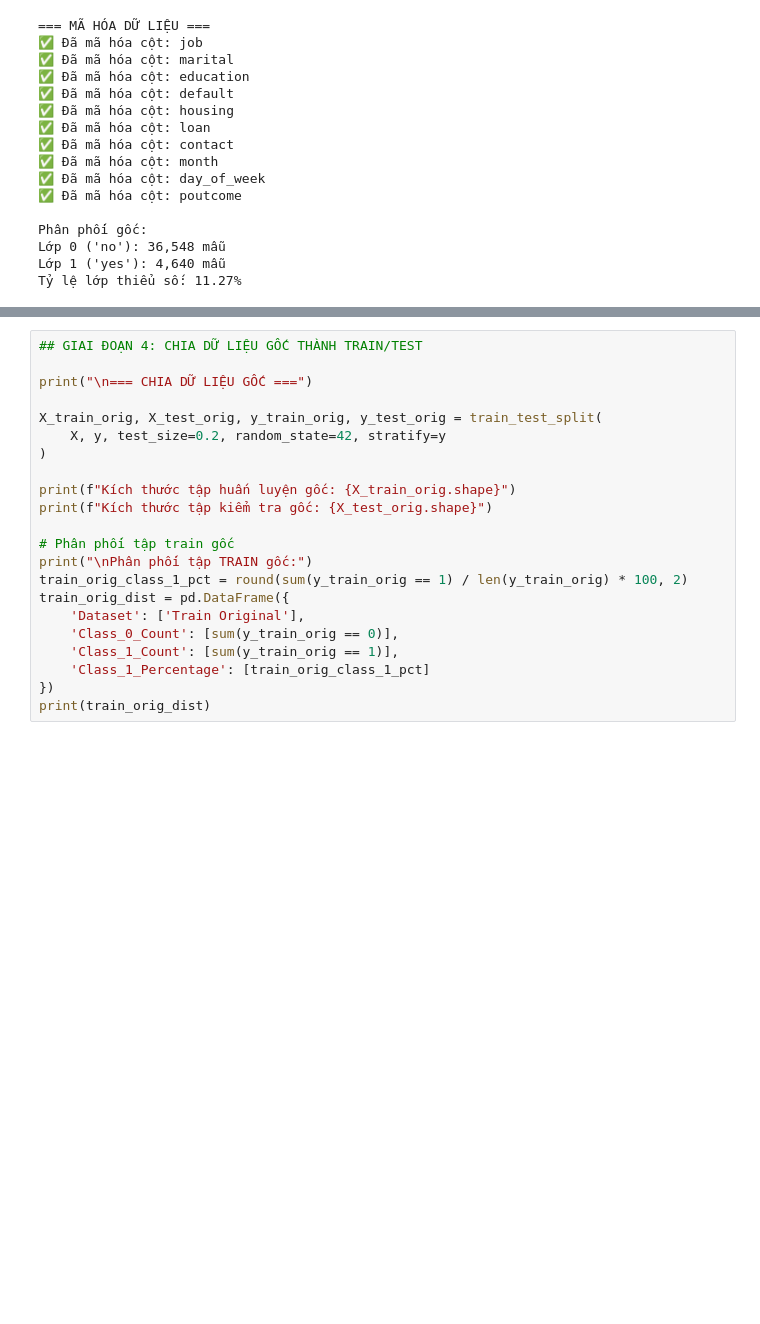
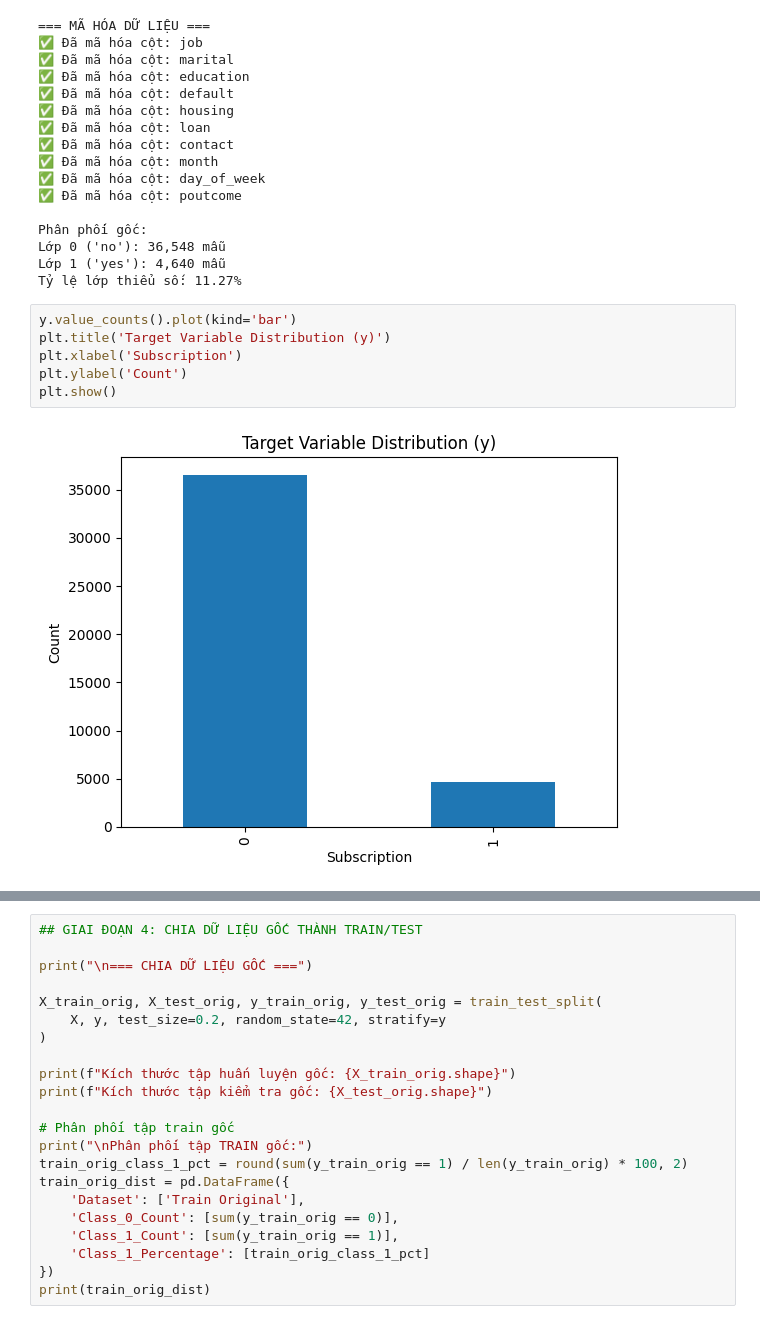
Before and after one commit to ngtuanduy12/bank-marketing-analysis-customer-subscription, a Jupyter notebook: notebook/bank_marketing_analysis.ipynb, the cells around one changed output, grey strips where cells are left out. Cells and saved outputs as stored; diff of their text form; blank space fills up the shorter version.

```diff
--- a/notebook/bank_marketing_analysis.ipynb
+++ b/notebook/bank_marketing_analysis.ipynb
@@ -114,3 +148,11 @@ Phân phối gốc:
 Lớp 0 ('no'): 36,548 mẫu
 Lớp 1 ('yes'): 4,640 mẫu
 Tỷ lệ lớp thiểu số: 11.27%
+# %%
+y.value_counts().plot(kind='bar')
+plt.title('Target Variable Distribution (y)')
+plt.xlabel('Subscription')
+plt.ylabel('Count')
+plt.show()
+# %% [output]
+[figure, added]
```
Also changed, not shown: parts of 4 cells of this notebook.
